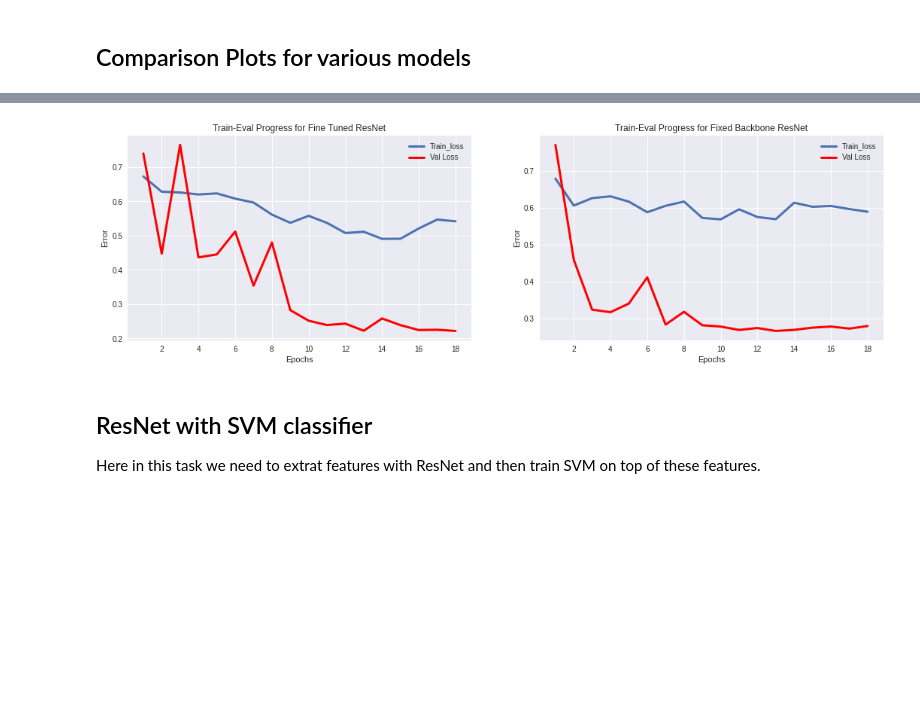
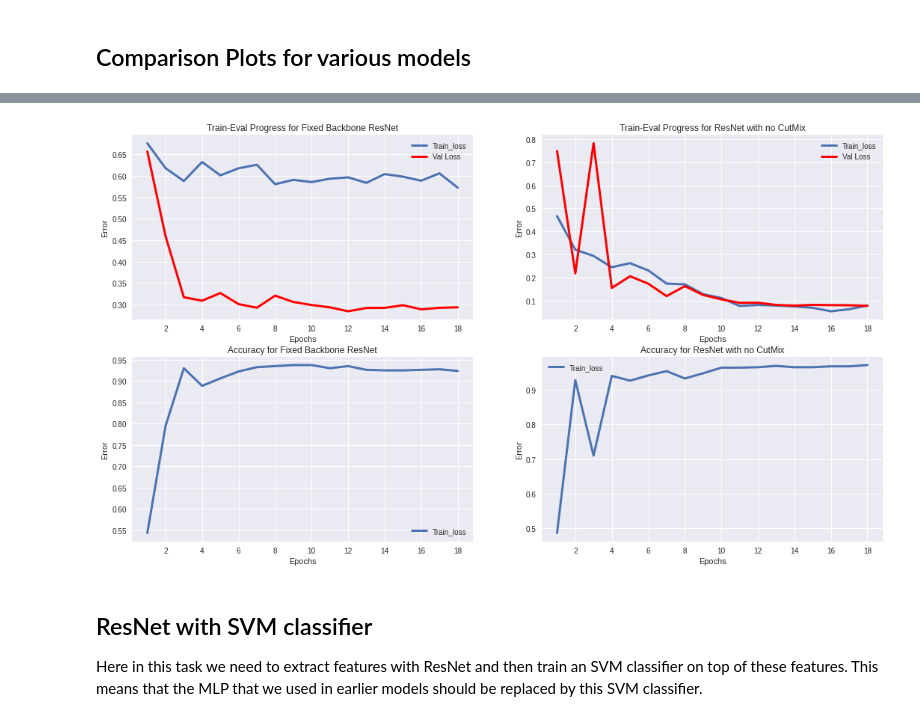
Before and after one commit to vardeep-sandhu/CudaLab, a Jupyter notebook: Sheet04/Sheet04.ipynb, the cells around one changed output, grey strips where cells are left out. Drawn from its saved outputs; the diff is of its cells as text; code cells hidden in the pictures; blank space fills up the shorter version.

```diff
--- a/Sheet04/Sheet04.ipynb
+++ b/Sheet04/Sheet04.ipynb
@@ -530,3 +633,3 @@ Wall time: 5min 5s
 # %%
 resnet_no_cutmix_epoch18 = fixed_or_finetuned(model_name="resnet", fixed=False, custom_name="exp_resnet")
-resnet_no_cutmix_epoch18, _, _, stats_resnet_no_cutmix_epoch18 = loading_model(resnet_fixed_epoch_18, "models/resnet_fixed_18.pth")
+resnet_no_cutmix_epoch18, _, _, stats_resnet_no_cutmix_epoch18 = loading_model(resnet_fixed_epoch_18, "models/exp_resnet_18.pth")
@@ -533,29 +646,50 @@ resnet_no_cutmix_epoch18, _, _, stats_resnet_no_cutmix_epoch18 = loading_model(r
 # %%
-fig, ax = plt.subplots(1,2)
-fig.set_size_inches(18, 5)
-
-ax[0].plot(stats_resnet_finetuned['epoch'], stats_resnet_finetuned['train_loss'], label="Train_loss", linewidth=3)
-ax[0].plot(stats_resnet_finetuned['epoch'], stats_resnet_finetuned['val_loss'], label="Val Loss", c='red', linewidth=3)
-ax[0].legend(loc='best')
-ax[0].set_xlabel("Epochs")
-ax[0].set_ylabel("Error")
-ax[0].set_xticks(np.arange(2, 19, step=2))
-
-ax[0].set_title("Train-Eval Progress for Fine Tuned ResNet")
+fig, ax = plt.subplots(2,2)
+fig.set_size_inches(18, 10)
 
 
-ax[1].plot(stats_resnet_no_cutmix_epoch18['epoch'], stats_resnet_no_cutmix_epoch18['train_loss'], label="Train_loss", linewidth=3)
-ax[1].plot(stats_resnet_no_cutmix_epoch18['epoch'], stats_resnet_no_cutmix_epoch18['val_loss'], label="Val Loss", c='red', linewidth=3)
-ax[1].legend(loc='best')
-ax[1].set_xlabel("Epochs")
-ax[1].set_ylabel("Error")
-ax[1].set_xticks(np.arange(2, 19, step=2))
+# train valid loss
+ax[0][0].plot(stats_resnet_fixed_epoch18['epoch'], stats_resnet_fixed_epoch18['train_loss'], label="Train_loss", linewidth=3)
+ax[0][0].plot(stats_resnet_fixed_epoch18['epoch'], stats_resnet_fixed_epoch18['val_loss'], label="Val Loss", c='red', linewidth=3)
+ax[0][0].legend(loc='best')
+ax[0][0].set_xlabel("Epochs")
+ax[0][0].set_ylabel("Error")
+ax[0][0].set_xticks(np.arange(2, 19, step=2))
 
-ax[1].set_title("Train-Eval Progress for Fixed Backbone ResNet")
+ax[0][0].set_title("Train-Eval Progress for Fixed Backbone ResNet")
+
+ax[0][1].plot(stats_resnet_no_cutmix_epoch18['epoch'], stats_resnet_no_cutmix_epoch18['train_loss'], label="Train_loss", linewidth=3)
+ax[0][1].plot(stats_resnet_no_cutmix_epoch18['epoch'], stats_resnet_no_cutmix_epoch18['val_loss'], label="Val Loss", c='red', linewidth=3)
+ax[0][1].legend(loc='best')
+ax[0][1].set_xlabel("Epochs")
+ax[0][1].set_ylabel("Error")
+ax[0][1].set_xticks(np.arange(2, 19, step=2))
+
+ax[0][1].set_title("Train-Eval Progress for ResNet with no CutMix")
+
+
+# accuracy
+ax[1][0].plot(stats_resnet_fixed_epoch18['epoch'], stats_resnet_fixed_epoch18['valid_acc'], label="Train_loss", linewidth=3)
+ax[1][0].legend(loc='best')
+ax[1][0].set_xlabel("Epochs")
+ax[1][0].set_ylabel("Error")
+ax[1][0].set_xticks(np.arange(2, 19, step=2))
+
+ax[1][0].set_title("Accuracy for Fixed Backbone ResNet")
+
+
+ax[1][1].plot(stats_resnet_no_cutmix_epoch18['epoch'], stats_resnet_no_cutmix_epoch18['valid_acc'], label="Train_loss", linewidth=3)
+ax[1][1].legend(loc='best')
+ax[1][1].set_xlabel("Epochs")
+ax[1][1].set_ylabel("Error")
+ax[1][1].set_xticks(np.arange(2, 19, step=2))
+
+ax[1][1].set_title("Accuracy for ResNet with no CutMix")
+
 plt.show()
 # %% [output]
-[figure, old version]
+[figure, new version]
 # %% [markdown]
 ## ResNet with SVM classifier
 
-Here in this task we need to extrat features with ResNet and then train SVM on top of these features.
+Here in this task we need to extract features with ResNet and then train an SVM classifier on top of these features. This means that the MLP that we used in earlier models should be replaced by this SVM classifier.
```
Also changed, not shown: parts of 32 cells of this notebook, 1 other file.
